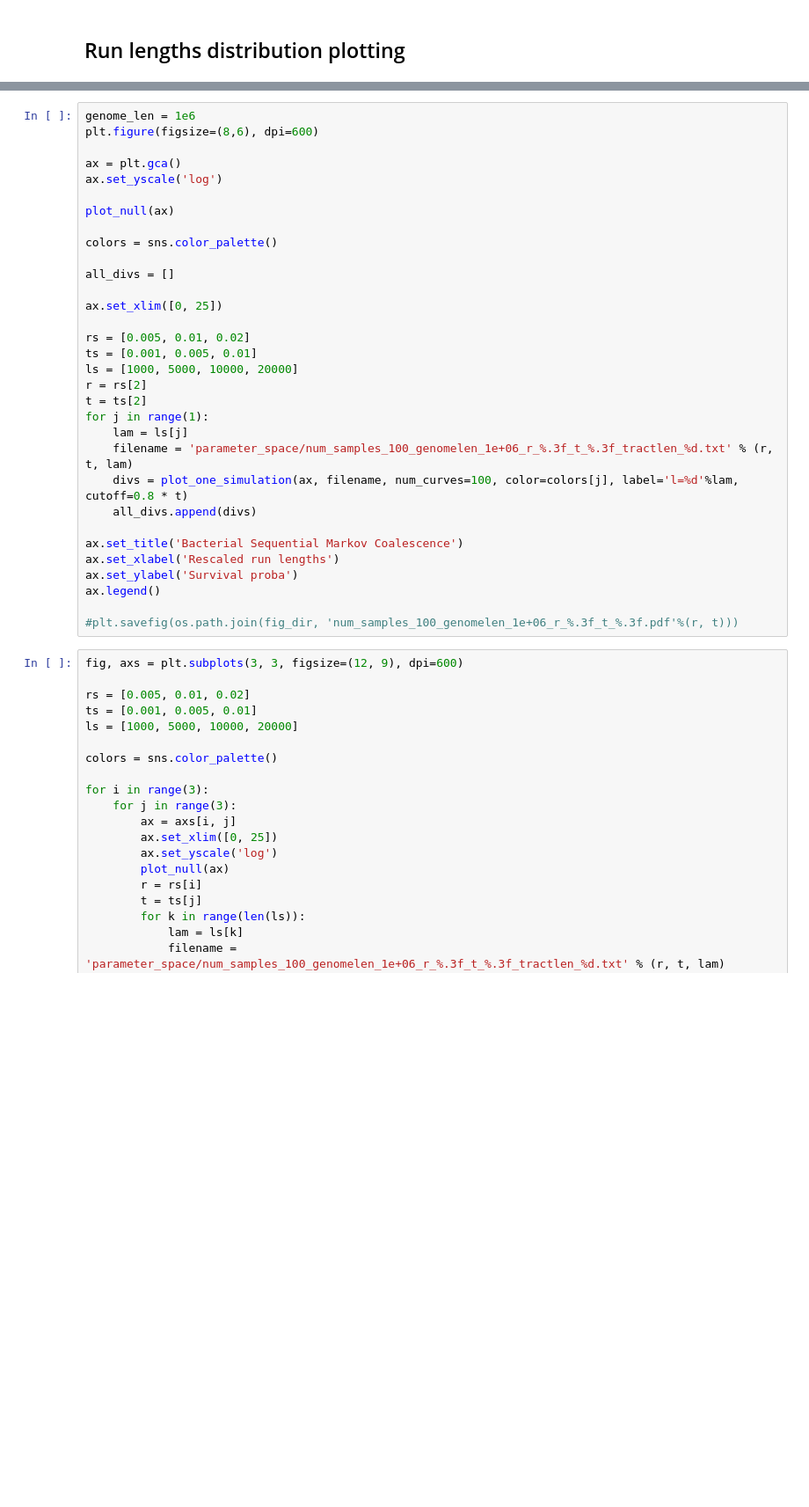
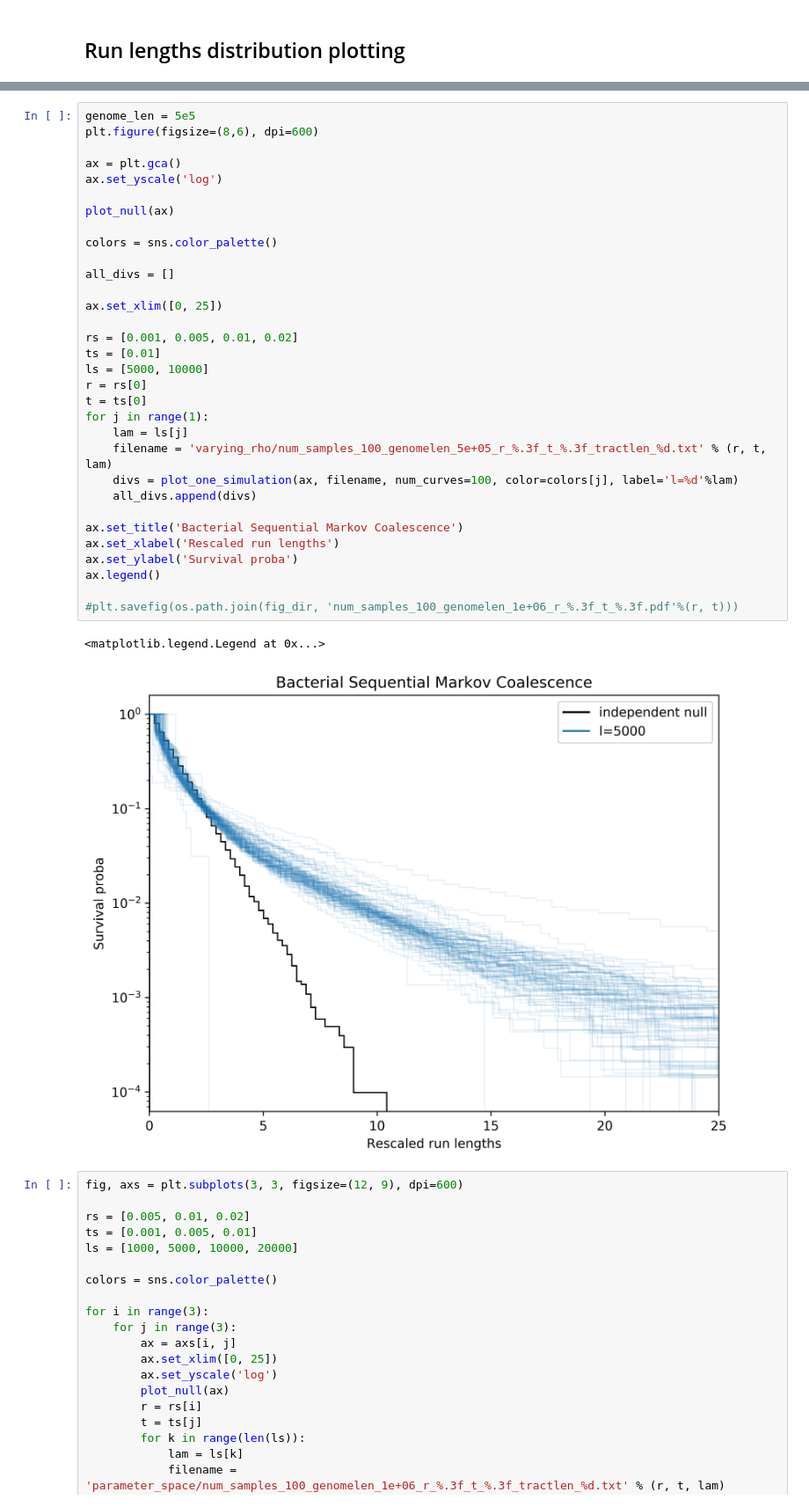
Before and after one commit to zhiru-liu/microbiome_evolution, a Jupyter notebook: jupyter_scripts/fastsimbac_postprocessing.ipynb, the cells around one changed output, grey strips where cells are left out. Shown at 88% size. Saved outputs shown, nothing was run; the diff lists cells and outputs as text; blank space fills up the shorter version.

```diff
--- a/jupyter_scripts/fastsimbac_postprocessing.ipynb
+++ b/jupyter_scripts/fastsimbac_postprocessing.ipynb
@@ -72,35 +97,38 @@ def plot_one_simulation(ax, filename, genome_len=1e6, num_curves=500, color='b',
 # %%
-genome_len = 1e6
+genome_len = 5e5
 plt.figure(figsize=(8,6), dpi=600)
 
 ax = plt.gca()
 ax.set_yscale('log')
 
 plot_null(ax)
 
 colors = sns.color_palette()
 
 all_divs = []
 
 ax.set_xlim([0, 25])
 
-rs = [0.005, 0.01, 0.02]
-ts = [0.001, 0.005, 0.01]
-ls = [1000, 5000, 10000, 20000]
-r = rs[2]
-t = ts[2]
+rs = [0.001, 0.005, 0.01, 0.02]
+ts = [0.01]
+ls = [5000, 10000]
+r = rs[0]
+t = ts[0]
 for j in range(1):
     lam = ls[j]
-    filename = 'parameter_space/num_samples_100_genomelen_1e+06_r_%.3f_t_%.3f_tractlen_%d.txt' % (r, t, lam)
-    divs = plot_one_simulation(ax, filename, num_curves=100, color=colors[j], label='l=%d'%lam, cutoff=0.8 * t)
+    filename = 'varying_rho/num_samples_100_genomelen_5e+05_r_%.3f_t_%.3f_tractlen_%d.txt' % (r, t, lam)
+    divs = plot_one_simulation(ax, filename, num_curves=100, color=colors[j], label='l=%d'%lam)
     all_divs.append(divs)
 
 ax.set_title('Bacterial Sequential Markov Coalescence')
 ax.set_xlabel('Rescaled run lengths')
 ax.set_ylabel('Survival proba')
 ax.legend()
 
 #plt.savefig(os.path.join(fig_dir, 'num_samples_100_genomelen_1e+06_r_%.3f_t_%.3f.pdf'%(r, t)))
+# %% [output]
+<matplotlib.legend.Legend at 0x...>
+[figure, added]
 # %%
 fig, axs = plt.subplots(3, 3, figsize=(12, 9), dpi=600)
 
```
Also changed, not shown: parts of 12 cells of this notebook.
